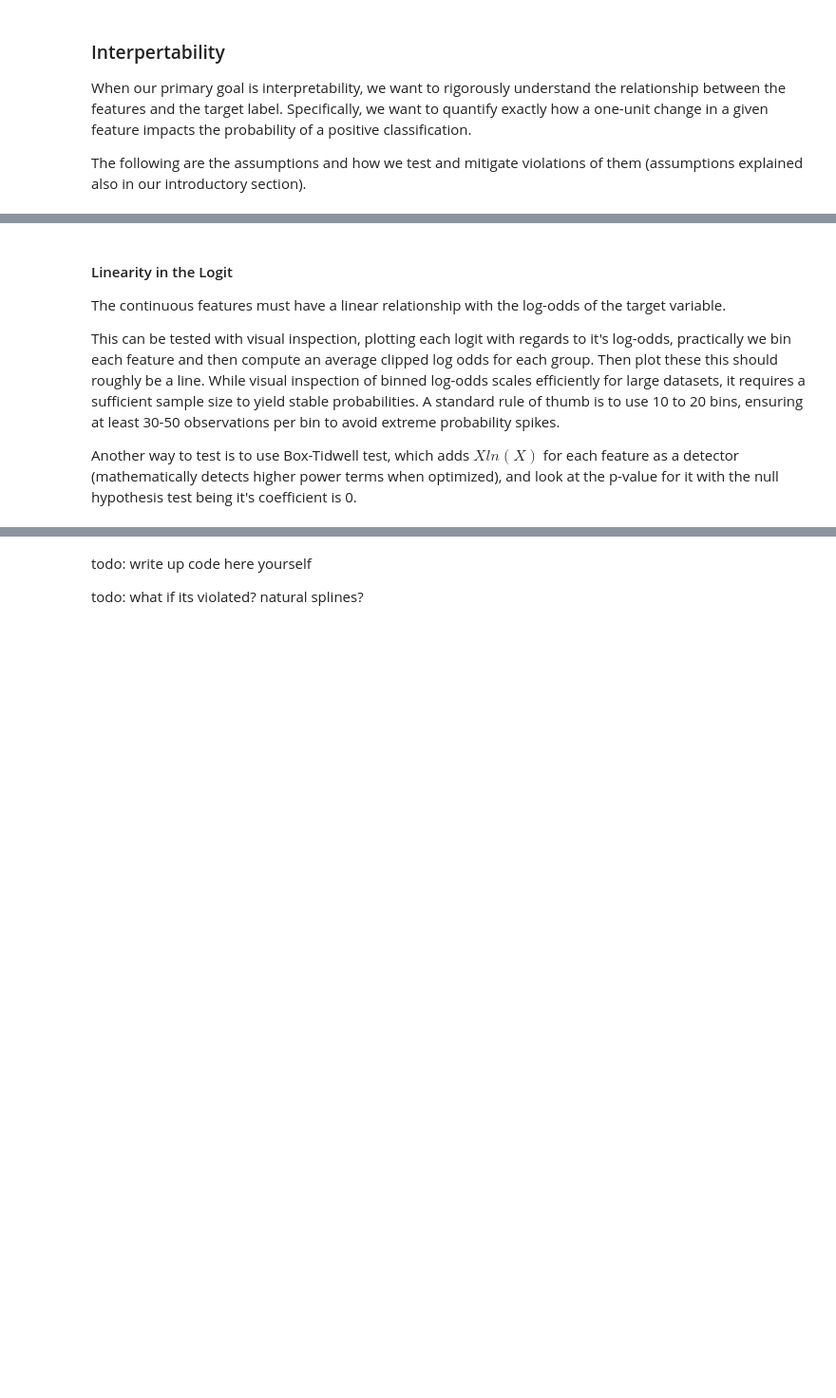
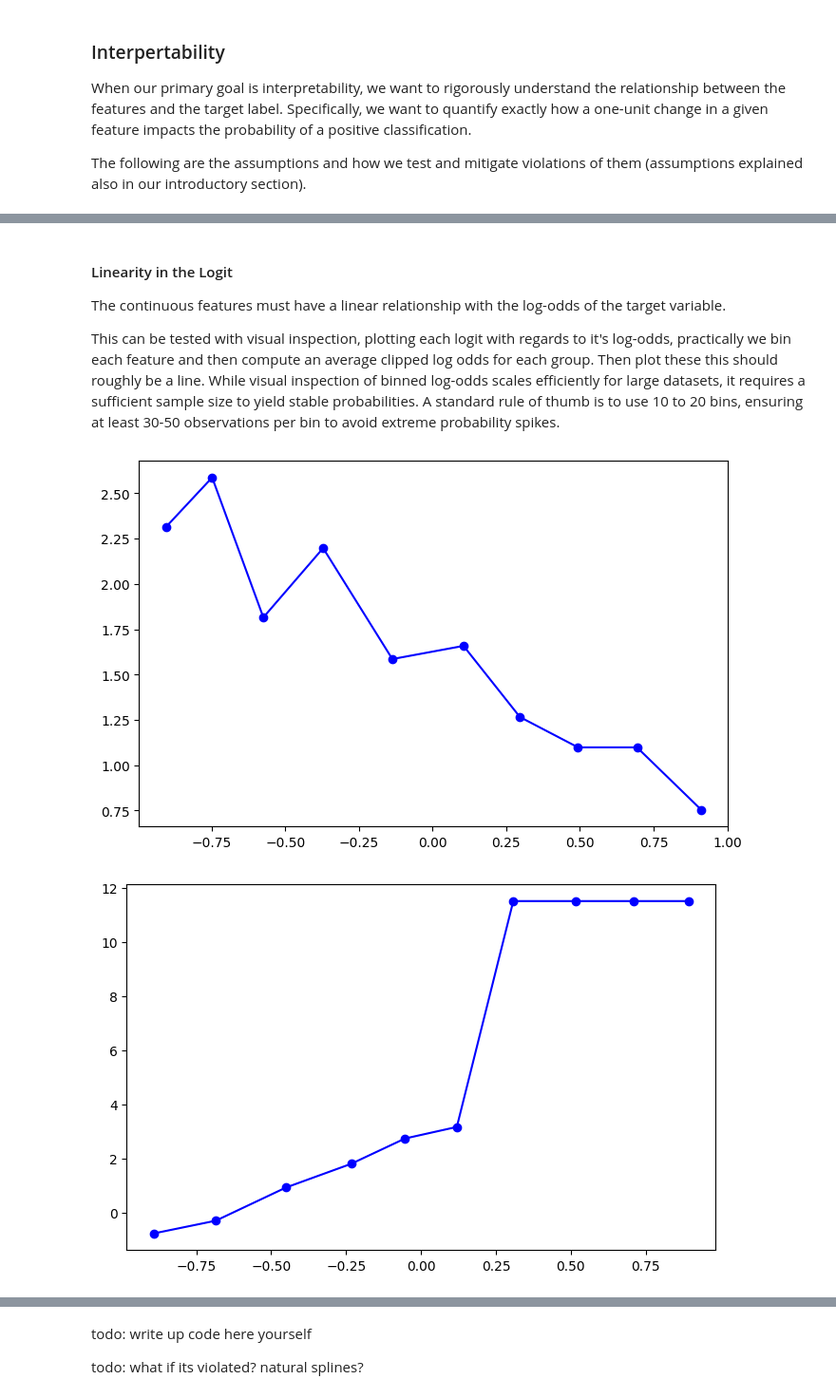
Before and after one commit to angelusualle/machine-learning, a Jupyter notebook: classification/linear-decision-boundaries/discriminative/logistic/logistic_regression.ipynb, the cells around one changed output, grey strips where cells are left out. Shown at 95% size. Cells and saved outputs as stored; diff of their text form; code cells hidden in the pictures; blank space fills up the shorter version.

```diff
--- a/classification/linear-decision-boundaries/discriminative/logistic/logistic_regression.ipynb
+++ b/classification/linear-decision-boundaries/discriminative/logistic/logistic_regression.ipynb
@@ -606,5 +615,23 @@ The following are the assumptions and how we test and mitigate violations of the
 The continuous features must have a linear relationship with the log-odds of the target variable.
 
 This can be tested with visual inspection, plotting each logit with regards to it's log-odds, practically we bin each feature and then compute an average clipped log odds for each group. Then plot these this should roughly be a line. While visual inspection of binned log-odds scales efficiently for large datasets, it requires a sufficient sample size to yield stable probabilities. A standard rule of thumb is to use 10 to 20 bins, ensuring at least 30-50 observations per bin to avoid extreme probability spikes.
-
-Another way to test is to use Box-Tidwell test, which adds $Xln(X)$ for each feature as a detector (mathematically detects higher power terms when optimized), and look at the p-value for it with the null hypothesis test being it's coefficient is 0.
+# %%
+import pandas as pd
+# plotting binned class logit versus their labels average clipped logit
+def plot_binned_log_odds_with_label(feature_values, labels, num_bins=10):
+    # bin
+    data = pd.DataFrame({'x': feature_values.flatten(), 'y': labels.flatten()})
+    data["bin"] = pd.qcut(data["x"], q=num_bins)
+    grouped = data.groupby('bin', observed=False).agg({'x': 'mean', 'y': 'mean'})
+    p = np.clip(grouped["y"], 1e-5, 1 - 1e-5)
+    grouped["log_odds"] = np.log(p/(1-p))
+    plt.figure(figsize=(8,5))
+    plt.plot(grouped["x"], grouped["log_odds"], marker='o', linestyle='-', color='b')
+    plt.show()
+
+plot_binned_log_odds_with_label(data[:, 1], labels)
+
+plot_binned_log_odds_with_label(data[:, 2], labels)
+# %% [output]
+[figure, added]
+[figure, added]
```
Also changed, not shown: parts of 10 cells of this notebook.
